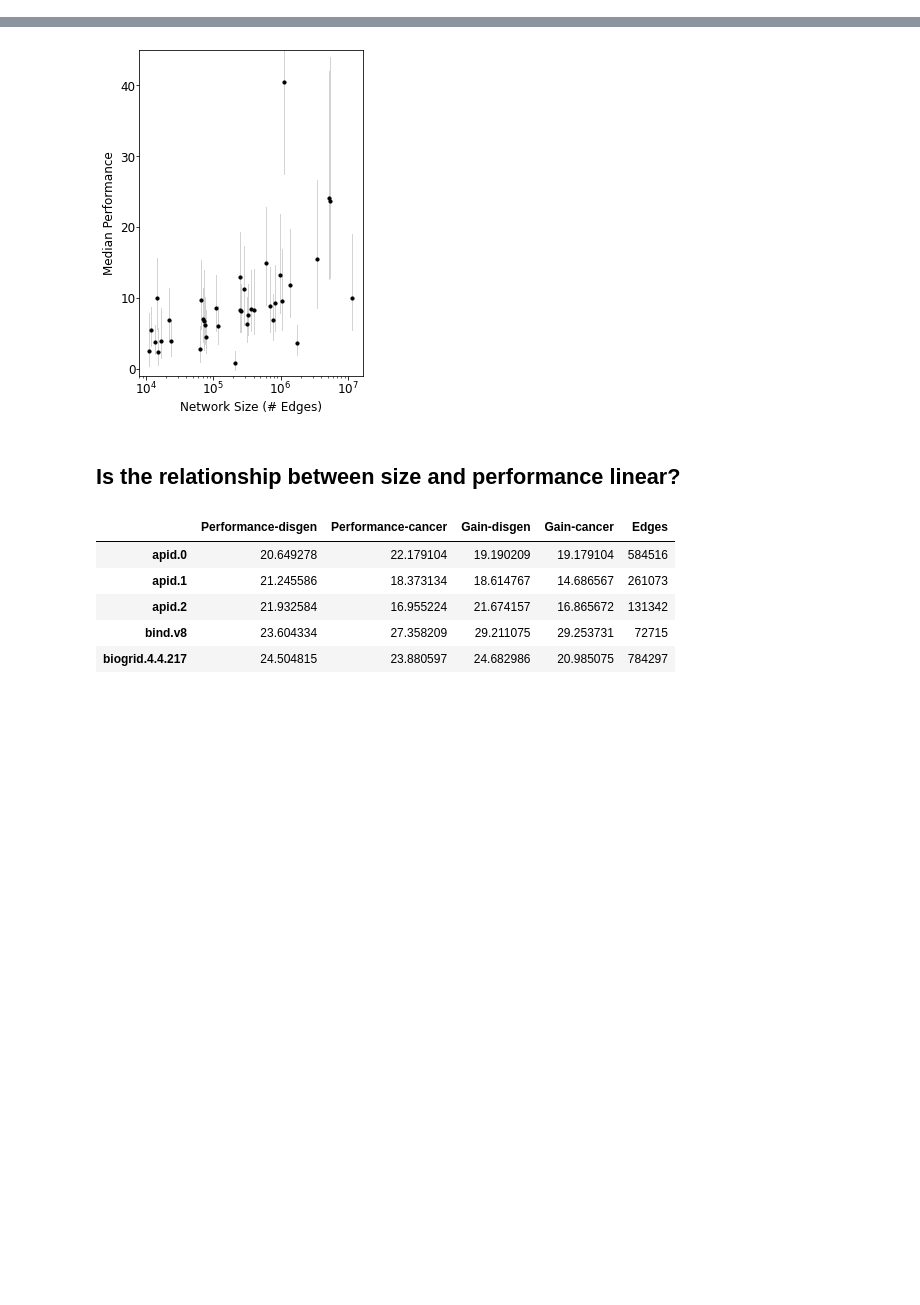
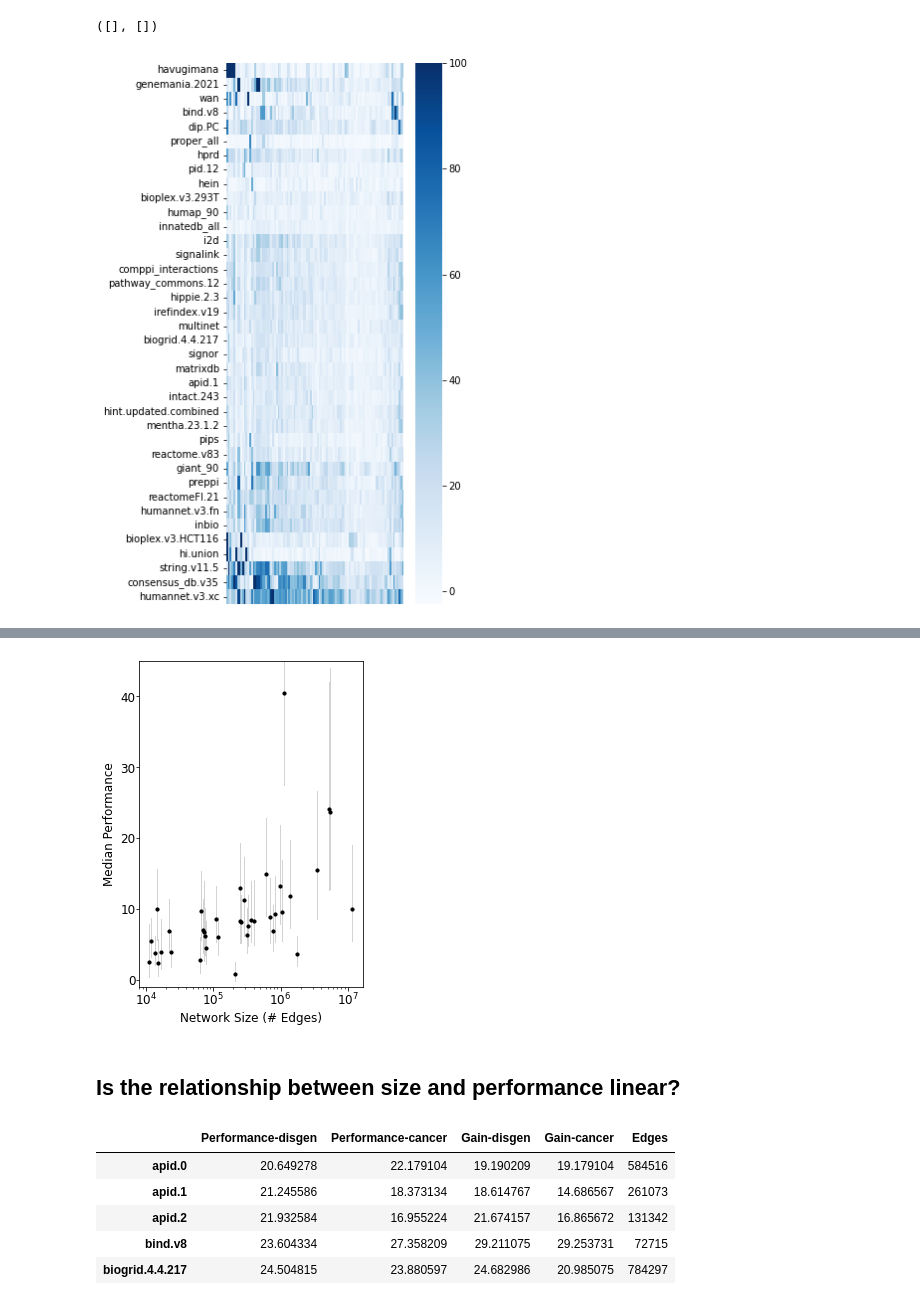
Before and after one commit to sarah-n-wright/Network_Evaluation_Tools, a Jupyter notebook: Notebooks/Gene_set_results.ipynb, the cells around one changed output, grey strips where cells are left out. Saved outputs shown, nothing was run; the diff lists cells and outputs as text; code cells hidden in the pictures; blank space fills up the shorter version.

```diff
--- a/Notebooks/Gene_set_results.ipynb
+++ b/Notebooks/Gene_set_results.ipynb
@@ -615,0 +663,14 @@ df = v2_er.results["Performance"]['disgen']
+# %%
+# order using clustermap
+plot_df = df.iloc[[np.random.randint(0, 1240) for _ in range(100)]].T
+cg = sns.clustermap(plot_df, cmap='Blues', vmax=100)
+plt.close()
+#plot a heatmap using reordered index
+row_idx = cg.dendrogram_row.reordered_ind
+col_idx = cg.dendrogram_col.reordered_ind
+_ = plt.figure(figsize=(4, 10))
+sns.heatmap(plot_df.iloc[row_idx, col_idx], cmap='Blues', vmax=100)
+plt.xticks([])
+# %% [output]
+([], [])
+[figure, added]
```
Also changed, not shown: parts of 15 cells of this notebook.
